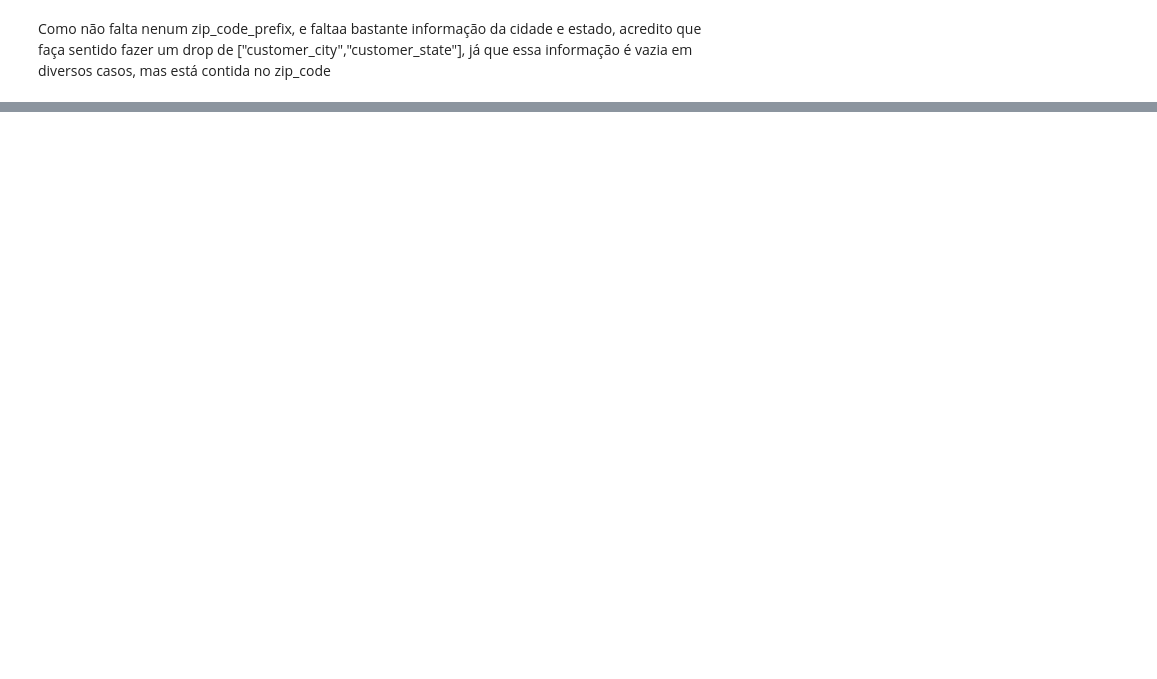
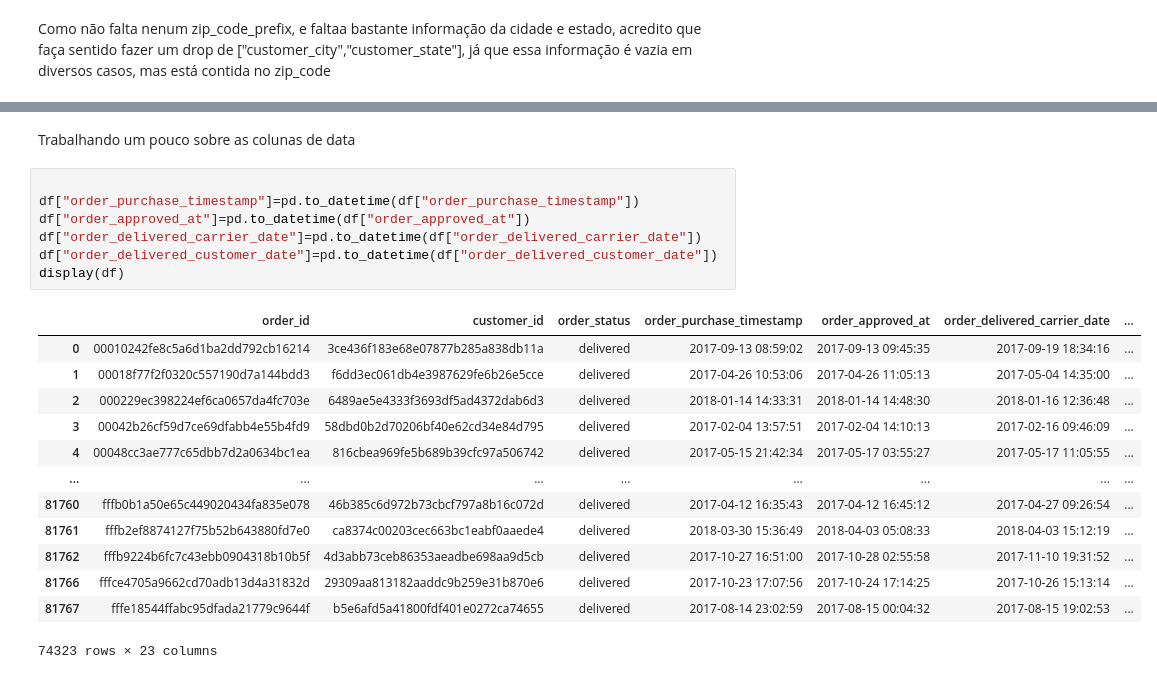
Before and after one commit to mateusono1/De-Company, a Jupyter notebook: main.ipynb, the cells around one changed output, grey strips where cells are left out. Cells and saved outputs as stored; diff of their text form; blank space fills up the shorter version.

```diff
--- a/main.ipynb
+++ b/main.ipynb
@@ -118,0 +161,23 @@ display(df[df["product_category_name"].isnull()])
+# %% [markdown]
+Trabalhando um pouco sobre as colunas de data
+# %%
+
+df["order_purchase_timestamp"]=pd.to_datetime(df["order_purchase_timestamp"])
+df["order_approved_at"]=pd.to_datetime(df["order_approved_at"])
+df["order_delivered_carrier_date"]=pd.to_datetime(df["order_delivered_carrier_date"])
+df["order_delivered_customer_date"]=pd.to_datetime(df["order_delivered_customer_date"])
+display(df)
+# %% [output]
+|  | order_id | customer_id | order_status | order_purchase_timestamp | order_approved_at | order_delivered_carrier_date | ... |
+| 0 | 00010242fe8c5a6d1ba2dd792cb16214 | 3ce436f183e68e07877b285a838db11a | delivered | 2017-09-13 08:59:02 | 2017-09-13 09:45:35 | 2017-09-19 18:34:16 | ... |
+| 1 | 00018f77f2f0320c557190d7a144bdd3 | f6dd3ec061db4e3987629fe6b26e5cce | delivered | 2017-04-26 10:53:06 | 2017-04-26 11:05:13 | 2017-05-04 14:35:00 | ... |
+| 2 | 000229ec398224ef6ca0657da4fc703e | 6489ae5e4333f3693df5ad4372dab6d3 | delivered | 2018-01-14 14:33:31 | 2018-01-14 14:48:30 | 2018-01-16 12:36:48 | ... |
+| 3 | 00042b26cf59d7ce69dfabb4e55b4fd9 | 58dbd0b2d70206bf40e62cd34e84d795 | delivered | 2017-02-04 13:57:51 | 2017-02-04 14:10:13 | 2017-02-16 09:46:09 | ... |
+| 4 | 00048cc3ae777c65dbb7d2a0634bc1ea | 816cbea969fe5b689b39cfc97a506742 | delivered | 2017-05-15 21:42:34 | 2017-05-17 03:55:27 | 2017-05-17 11:05:55 | ... |
+| ... | ... | ... | ... | ... | ... | ... | ... |
+| 81760 | fffb0b1a50e65c449020434fa835e078 | 46b385c6d972b73cbcf797a8b16c072d | delivered | 2017-04-12 16:35:43 | 2017-04-12 16:45:12 | 2017-04-27 09:26:54 | ... |
+| 81761 | fffb2ef8874127f75b52b643880fd7e0 | ca8374c00203cec663bc1eabf0aaede4 | delivered | 2018-03-30 15:36:49 | 2018-04-03 05:08:33 | 2018-04-03 15:12:19 | ... |
+| 81762 | fffb9224b6fc7c43ebb0904318b10b5f | 4d3abb73ceb86353aeadbe698aa9d5cb | delivered | 2017-10-27 16:51:00 | 2017-10-28 02:55:58 | 2017-11-10 19:31:52 | ... |
+| 81766 | fffce4705a9662cd70adb13d4a31832d | 29309aa813182aaddc9b259e31b870e6 | delivered | 2017-10-23 17:07:56 | 2017-10-24 17:14:25 | 2017-10-26 15:13:14 | ... |
+| 81767 | fffe18544ffabc95dfada21779c9644f | b5e6afd5a41800fdf401e0272ca74655 | delivered | 2017-08-14 23:02:59 | 2017-08-15 00:04:32 | 2017-08-15 19:02:53 | ... |
+74323 rows × 23 columns
```
Also changed, not shown: parts of 15 cells of this notebook.
